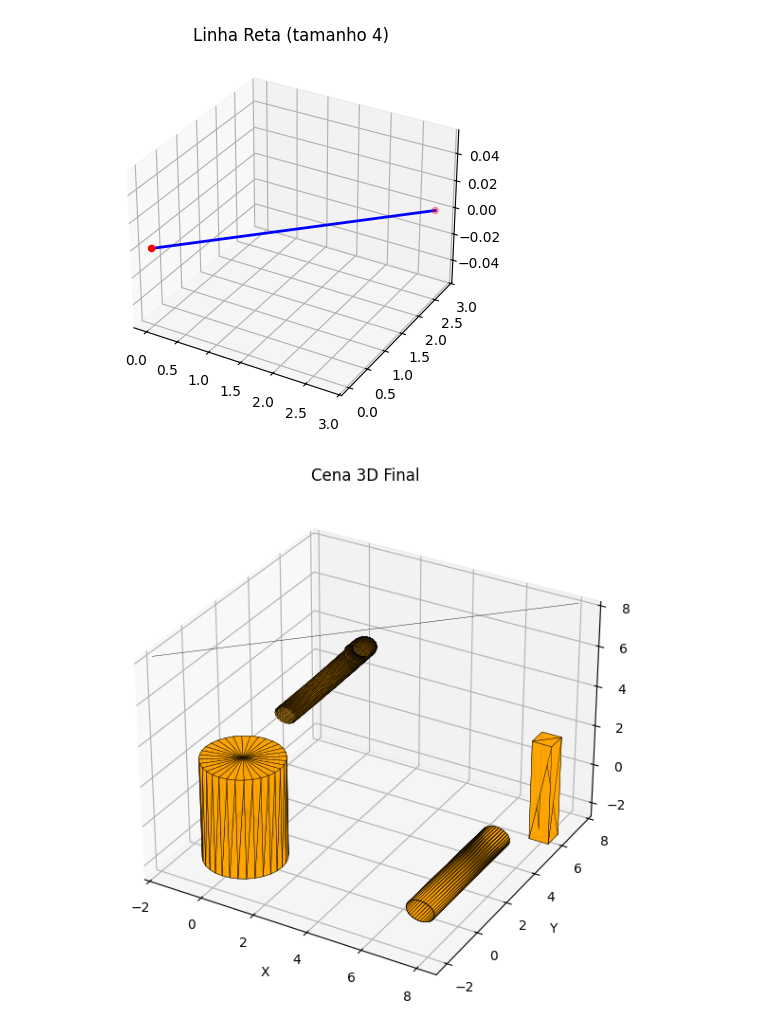
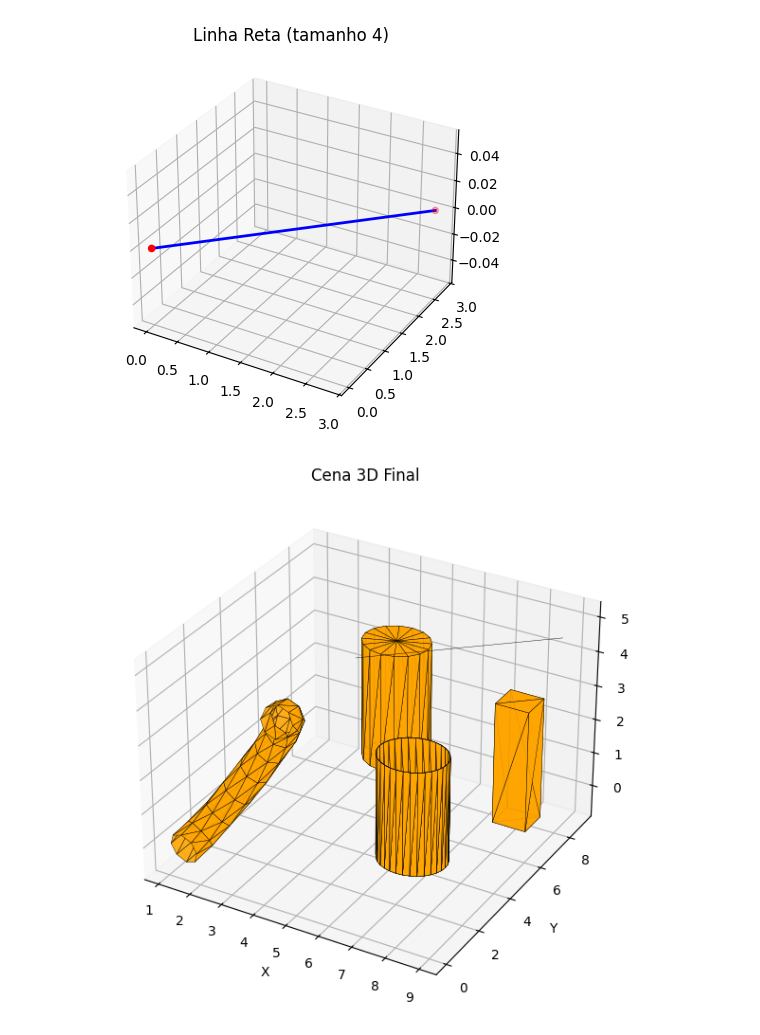
Before and after one commit to MabiuMoura/computa-o-grafica, a Jupyter notebook: main_scene.ipynb, the cells around one changed output. Drawn from its saved outputs; the diff is of its cells as text; code cells hidden in the pictures.

```diff
--- a/main_scene.ipynb
+++ b/main_scene.ipynb
@@ -80,91 +82,63 @@ plt.show()
 # %% [output]
 [figure]
 # %%
-from utils import aplicar_escala, aplicar_translacao, aplicar_rotacao, normalizar_solido, plotar_malha_3d, faces_para_indices
+# 1. Modele e transforme individualmente
+from utils import normalizar_cena
 
-# 1. Normalizar os sólidos
-#C_R_vertices_norm = normalizar_solido(C_R_vertices)
-cano_reto.vertices = normalizar_solido(cano_reto.vertices)
+cano_reto.aplicar_translacao([0, 0, 0])
+#cano_reto.aplicar_rotacao('x', 90)
+cano_reto.aplicar_translacao([7, 3, 0])
 
-#C_C_vertices_norm = normalizar_solido(C_C_vertices)
-cano_curvado.vertices = normalizar_solido(cano_curvado.vertices)
+cano_curvado.aplicar_translacao([1, 0, 0])
+cano_curvado.aplicar_escala(sx=1.5,sy=1.5, sz=1.5)
 
-#C_L_vertices_norm = normalizar_solido(C_L_vertices)
-cilindro.vertices = normalizar_solido(cilindro.vertices)
+cilindro.aplicar_escala(sx=0.5,sy=0.5, sz=0.5)
 
-#P_R_vertices_norm = normalizar_solido(P_R_vertices)
-paralelepipedo.vertices = normalizar_solido(paralelepipedo.vertices)
+cilindro.aplicar_translacao([4, 8, 0])
 
-#L_R_vertices_norm = normalizar_solido(L_R_vertices)
-reta.vertices = normalizar_solido(reta.vertices)
+paralelepipedo.aplicar_escala(sx=1, sy=1, sz=0.5)
+#paralelepipedo.aplicar_rotacao('z', 45)
+paralelepipedo.aplicar_translacao([8, 6, 0])
+
+reta.aplicar_translacao([3, 3, 3])
+reta.aplicar_escala(sx=1.5,sy=1.5, sz=1.5)
 
 
-cano_reto.aplicar_escala(0.5)
-cano_reto.aplicar_translacao([8, 0, 0])
-
-cano_curvado.aplicar_escala(0.5)
-cano_curvado.aplicar_translacao([0, 6, 3])
-
-cilindro.aplicar_escala(0.5)
-cilindro.aplicar_translacao([0, 0, 0])
-
-paralelepipedo.aplicar_escala(0.5)
-paralelepipedo.aplicar_translacao([8, 6, 0])
-
-reta.aplicar_translacao([3, 3, 8])
+cano_reto.vertices = normalizar_cena(cano_reto.vertices)
+cano_curvado.vertices = normalizar_cena(cano_curvado.vertices)
+cilindro.vertices = normalizar_cena(cilindro.vertices)
+paralelepipedo.vertices = normalizar_cena(paralelepipedo.vertices)
+reta.vertices = normalizar_cena(reta.vertices)
 
 
-cano_reto.aplicar_rotacao('x', 90)
-
-# 4. Converter faces de vértices para índices
-#C_R_faces = faces_para_indices(C_R_faces, C_R_vertices_final)
-#C_C_faces = faces_para_indices(C_C_faces, C_C_vertices_final)
-#C_L_faces = faces_para_indices(C_L_faces, C_L_vertices_final)
-#P_R_faces = faces_para_indices(P_R_faces, P_R_vertices_final)
-#L_R_faces = [[L_R_vertices[0]], [L_R_vertices[1]], [L_R_vertices[1]]]
+# 2. Atribuir faces
 cano_reto.atribuir_faces()
 cano_curvado.atribuir_faces()
 cilindro.atribuir_faces()
 paralelepipedo.atribuir_faces()
 reta.atribuir_faces()
 
-# 5. Combinar todos os vértices
+# 3. Unir todos os vértices e faces
 vertices_total = (
     cano_reto.vertices +
     cano_curvado.vertices +
     cilindro.vertices +
     paralelepipedo.vertices +
     reta.vertices
 )
 
-# 6. Criar a face degenerada da linha
-#offset_linha = len(vertices_total) - 2  # últimos dois vértices são da linha
-#L_R_faces_adj = [[offset_linha, offset_linha + 1, offset_linha + 1]]
-
-# 7. Calcular offsets para as demais faces
-#offsets = [
-#    0,
-#    len(C_R_vertices_final),
-#    len(C_R_vertices_final) + len(C_C_vertices_final),
-#    len(C_R_vertices_final) + len(C_C_vertices_final) + len(C_L_vertices_final)
-#]
-
-# 8. Ajustar índices das faces
-#C_R_faces_adj = C_R_faces
-#C_C_faces_adj = [[v + offsets[0] for v in f] for f in C_C_faces]
-#C_L_faces_adj = [[v + offsets[1] for v in f] for f in C_L_faces]
-#P_R_faces_adj = [[v + offsets[2] for v in f] for f in P_R_faces]
-
-# 9. Unir todas as faces
 faces_total = (
     cano_reto.faces +
     cano_curvado.faces +
     cilindro.faces +
     paralelepipedo.faces +
     reta.faces
 )
 
-# 10. Plotar a cena completa
+# 4. Normalizar a cena inteira (depois das transformações)
+#vertices_total = normalizar_cena(vertices_total, limite=10.0)
+
+# 5. Plotar
 plotar_malha_3d(vertices_total, faces_total, titulo="Cena 3D Final")
 # %% [output]
-[figure, old version]
+[figure, new version]
```
Also changed, not shown: parts of 9 cells of this notebook, 7 other files.
